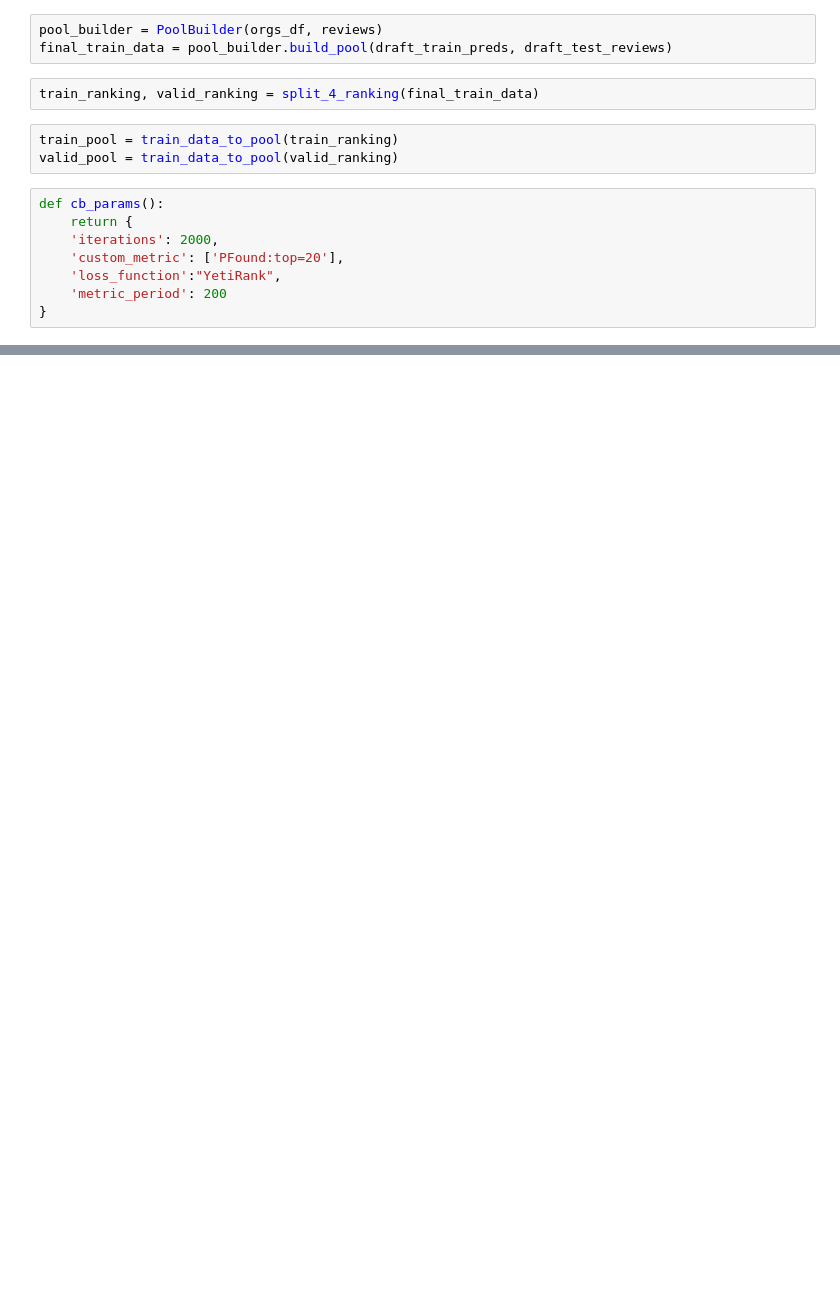
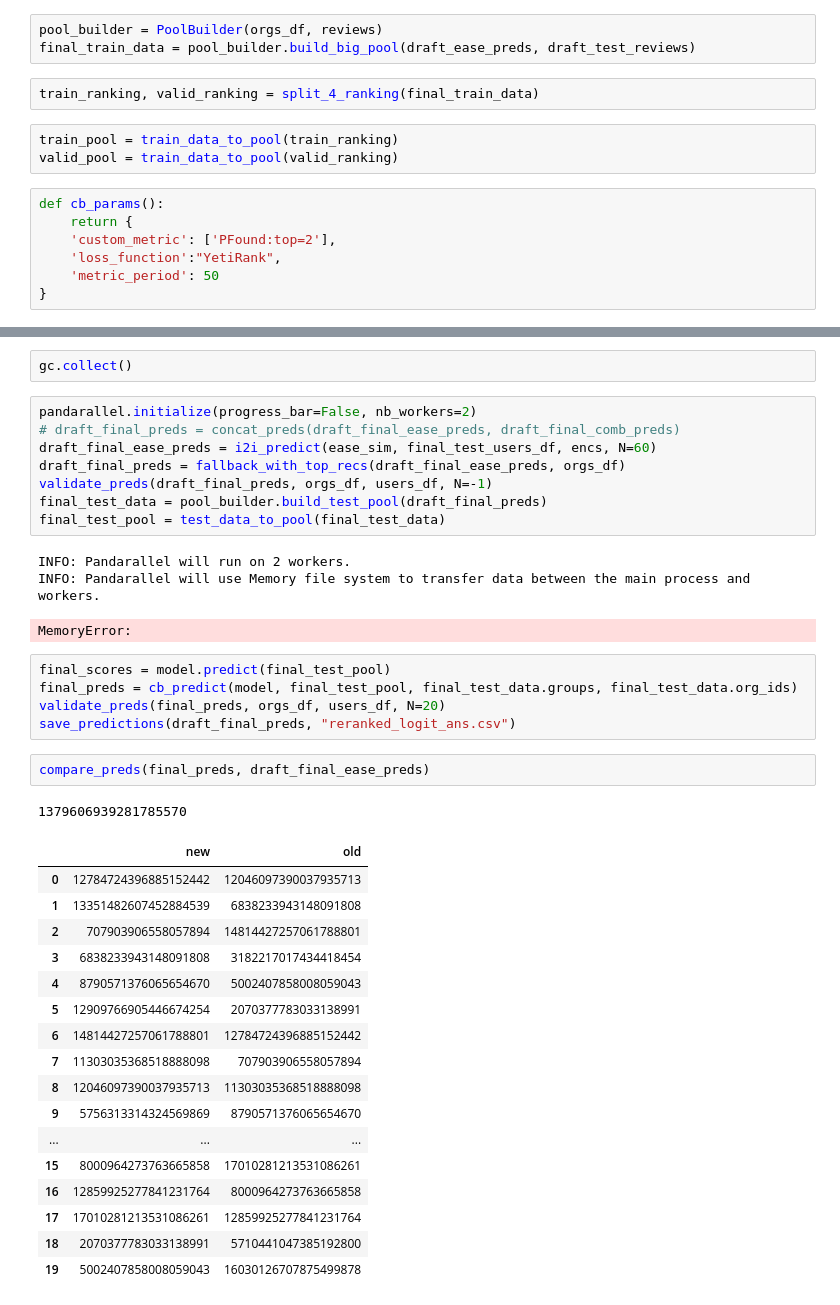
Before and after one commit to rodrask/yndx-contest-2021, a Jupyter notebook: recsys/recsys_expl.ipynb, the cells around one changed output, grey strips where cells are left out. Drawn from its saved outputs; the diff is of its cells as text; blank space fills up the shorter version.

```diff
--- a/recsys/recsys_expl.ipynb
+++ b/recsys/recsys_expl.ipynb
@@ -139,6 +165,6 @@ All good
 # %%
 pool_builder = PoolBuilder(orgs_df, reviews)
-final_train_data = pool_builder.build_pool(draft_train_preds, draft_test_reviews)
+final_train_data = pool_builder.build_big_pool(draft_ease_preds, draft_test_reviews)
 # %%
 train_ranking, valid_ranking = split_4_ranking(final_train_data)
 # %%
@@ -147,10 +173,9 @@ valid_pool = train_data_to_pool(valid_ranking)
 # %%
 def cb_params():
     return {
-    'iterations': 2000,
-    'custom_metric': ['PFound:top=20'],
+    'custom_metric': ['PFound:top=2'],
     'loss_function':"YetiRank",
-    'metric_period': 200
+    'metric_period': 50
 }
 # %%
 model = CatBoost(cb_params())
@@ -228,0 +201,40 @@ save_predictions(final_preds, "rerank_ans.csv")
+# %%
+gc.collect()
+# %%
+pandarallel.initialize(progress_bar=False, nb_workers=2)
+# draft_final_preds = concat_preds(draft_final_ease_preds, draft_final_comb_preds)
+draft_final_ease_preds = i2i_predict(ease_sim, final_test_users_df, encs, N=60)
+draft_final_preds = fallback_with_top_recs(draft_final_ease_preds, orgs_df)
+validate_preds(draft_final_preds, orgs_df, users_df, N=-1)
+final_test_data = pool_builder.build_test_pool(draft_final_preds)
+final_test_pool = test_data_to_pool(final_test_data)
+# %% [output]
+INFO: Pandarallel will run on 2 workers.
+INFO: Pandarallel will use Memory file system to transfer data between the main process and workers.
+MemoryError:
+# %%
+final_scores = model.predict(final_test_pool)
+final_preds = cb_predict(model, final_test_pool, final_test_data.groups, final_test_data.org_ids)
+validate_preds(final_preds, orgs_df, users_df, N=20)
+save_predictions(draft_final_preds, "reranked_logit_ans.csv")
+# %%
+compare_preds(final_preds, draft_final_ease_preds)
+# %% [output]
+1379606939281785570
+|  | new | old |
+| 0 | 12784724396885152442 | 12046097390037935713 |
+| 1 | 13351482607452884539 | 6838233943148091808 |
+| 2 | 707903906558057894 | 14814427257061788801 |
+| 3 | 6838233943148091808 | 3182217017434418454 |
+| 4 | 8790571376065654670 | 5002407858008059043 |
+| 5 | 12909766905446674254 | 2070377783033138991 |
+| 6 | 14814427257061788801 | 12784724396885152442 |
+| 7 | 11303035368518888098 | 707903906558057894 |
+| 8 | 12046097390037935713 | 11303035368518888098 |
+| 9 | 5756313314324569869 | 8790571376065654670 |
+| ... | ... | ... |
+| 15 | 8000964273763665858 | 17010281213531086261 |
+| 16 | 12859925277841231764 | 8000964273763665858 |
+| 17 | 17010281213531086261 | 12859925277841231764 |
+| 18 | 2070377783033138991 | 5710441047385192800 |
+| 19 | 5002407858008059043 | 16030126707875499878 |
```
Also changed, not shown: parts of 23 cells of this notebook, 7 other files.
